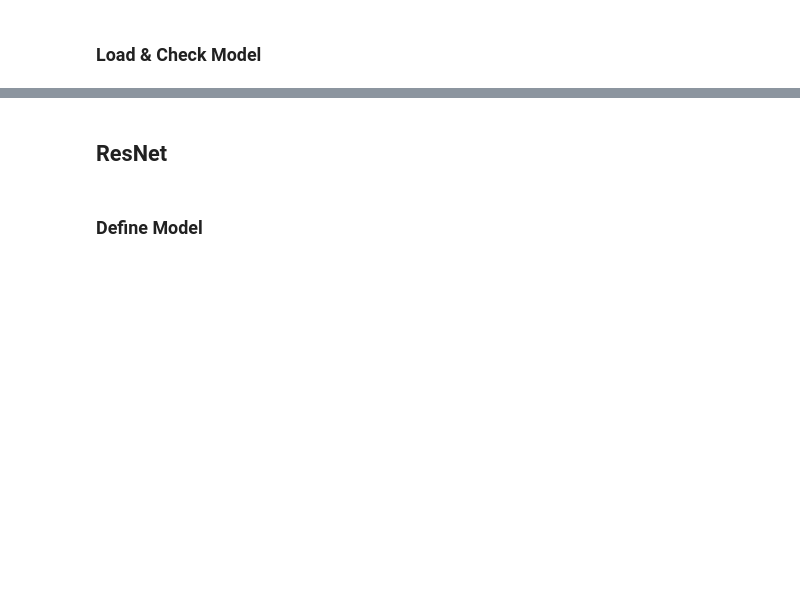
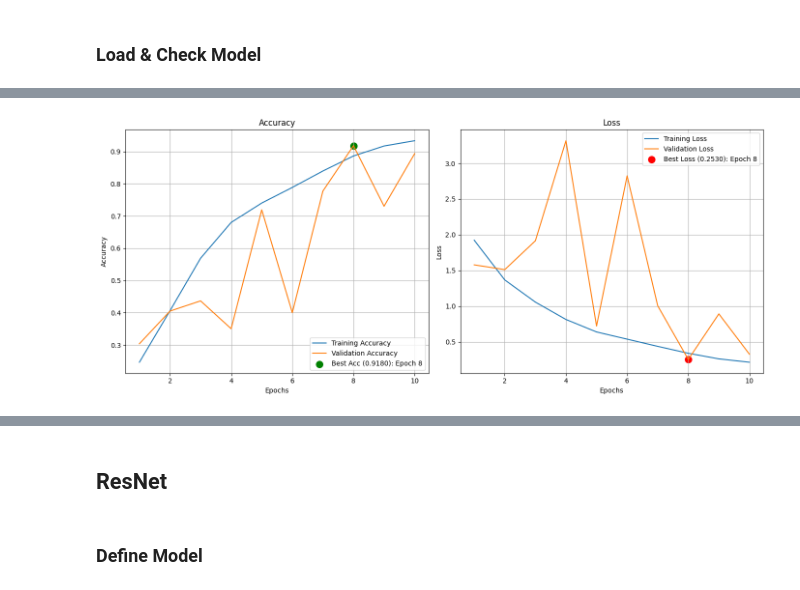
Before and after one commit to MihaiUM2001/CardioQML, a Jupyter notebook: ViewClassification.ipynb, the cells around one changed output, grey strips where cells are left out. Saved outputs shown, nothing was run; the diff lists cells and outputs as text; code cells hidden in the pictures; blank space fills up the shorter version.

```diff
--- a/ViewClassification.ipynb
+++ b/ViewClassification.ipynb
@@ -857,0 +1105,18 @@ evaluate_model(loaded_model_viewcnn, test_loader, base_dataset.classes)
+# %%
+model_name_optimizedqnn = "HybridOptimizedQNN"
+model_path_optimizedqnn = f"{model_name_qnn}.pth"
+# %%
+# dev_optimizedqnn  = qml.device('lightning.gpu', wires=n_qubits_optimizedqnn)
+dev_optimizedqnn = qml.device('default.qubit', wires=n_qubits_qnn)
+
+@qml.qnode(dev_optimizedqnn, interface='torch')
+def quantum_circuit_optimizedqnn(inputs, weights):
+    qml.templates.AngleEmbedding(inputs, wires=range(n_qubits_optimizedqnn))
+
+    qml.templates.StronglyEntanglingLayers(weights, wires=range(n_qubits_optimizedqnn))
+
+    return [qml.expval(qml.PauliZ(i)) for i in range(n_qubits_optimizedqnn)]
+
+weight_shapes_optimizedqnn = {"weights": (n_layers_optimizedqnn, n_qubits_optimizedqnn, 3)}
+
+qlayer_optimizedqnn = qnn.TorchLayer(quantum_circuit_optimizedqnn, weight_shapes_optimizedqnn)
@@ -857,0 +1175,15 @@ evaluate_model(loaded_model_viewcnn, test_loader, base_dataset.classes)
+# %%
+model_optimizedqnn = ViewOptimizedQNN(num_classes=num_classes).to(DEVICE)
+
+criterion_optimizedqnn = nn.CrossEntropyLoss(weight=class_weights_tensor)
+optimizer_optimizedqnn = optim.Adam(model_optimizedqnn.parameters(), lr=1e-3)
+
+num_epochs_optimizedqnn = 10
+# %%
+trained_model_optimizedqnn, history_optimizedqnn = train_model(model_name=model_name_optimizedqnn,
+                                                               model=model_optimizedqnn,
+                                                               criterion=criterion_optimizedqnn,
+                                                               optimizer=optimizer_optimizedqnn,
+                                                               train_loader=train_loader,
+                                                               val_loader=val_loader,
+                                                               num_epochs=num_epochs_optimizedqnn)
@@ -857,0 +1208,4 @@ evaluate_model(loaded_model_viewcnn, test_loader, base_dataset.classes)
+# %%
+plot_learning_curves(history_optimizedqnn)
+# %% [output]
+[figure, added]
```
Also changed, not shown: parts of 77 cells of this notebook.
